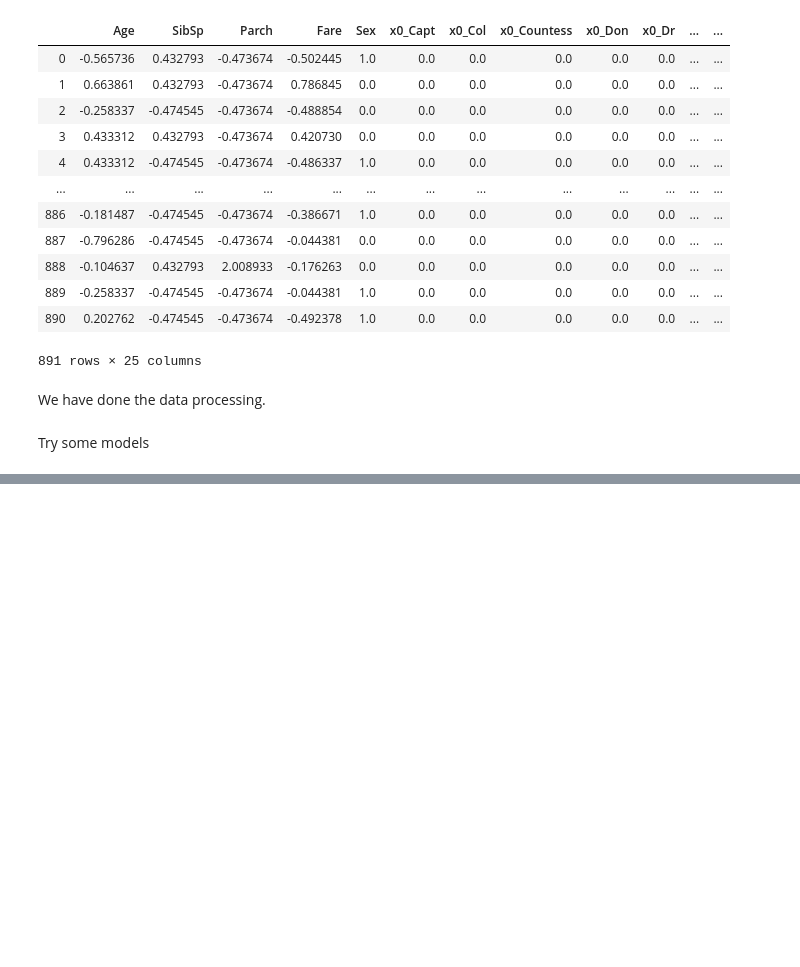
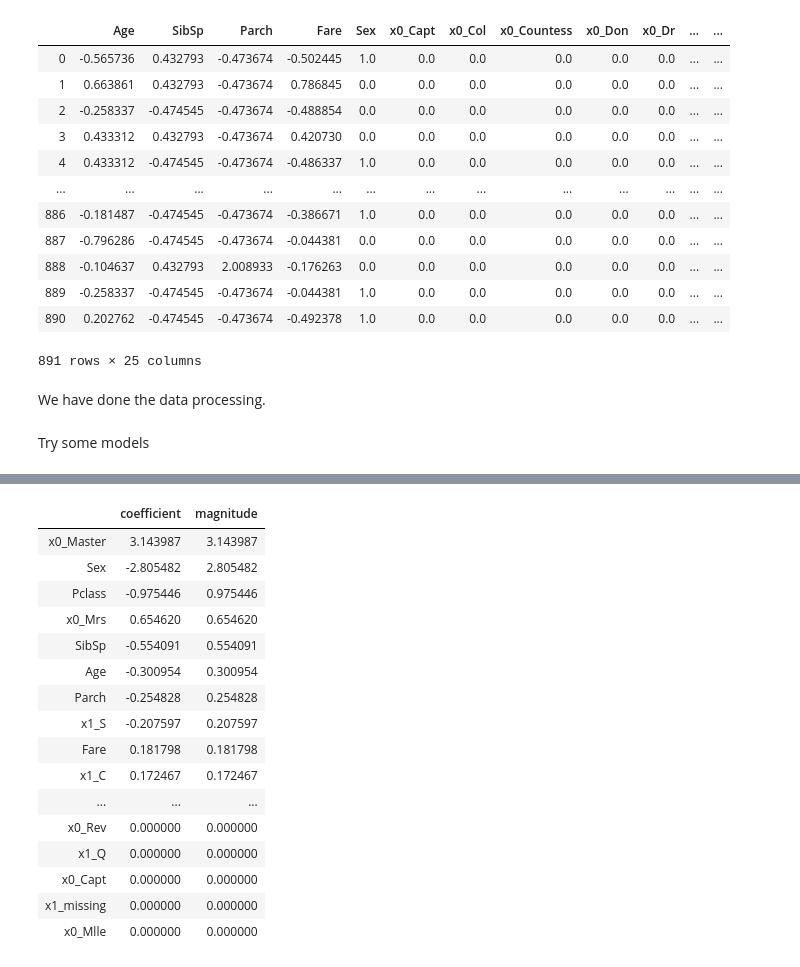
Before and after one commit to hongkailiu123/Titanic-survival-prediction-model, a Jupyter notebook: titanic-notebook.ipynb, the cells around one changed output, grey strips where cells are left out. Cells and saved outputs as stored; diff of their text form; code cells hidden in the pictures; blank space fills up the shorter version.

```diff
--- a/titanic-notebook.ipynb
+++ b/titanic-notebook.ipynb
@@ -424,0 +516,34 @@ pd.DataFrame(results).T
+# %%
+pipe_lr_optimized = make_pipeline(preprocessor, LogisticRegression(solver = "liblinear", penalty = "l1",
+                                                                   C = 1, random_state = 123))
+pipe_lr_optimized.fit(X_train, y_train);
+
+data = {
+    "coefficient": pipe_lr_optimized.named_steps["logisticregression"].coef_.flatten().tolist(),
+    "magnitude": np.absolute(
+        pipe_lr_optimized.named_steps["logisticregression"].coef_.flatten().tolist()
+    ),
+}
+coef_df = pd.DataFrame(data, index=new_column_names).sort_values(
+    "magnitude", ascending=False
+)
+# %%
+coef_df
+# %% [output]
+|  | coefficient | magnitude |
+| x0_Master | 3.143987 | 3.143987 |
+| Sex | -2.805482 | 2.805482 |
+| Pclass | -0.975446 | 0.975446 |
+| x0_Mrs | 0.654620 | 0.654620 |
+| SibSp | -0.554091 | 0.554091 |
+| Age | -0.300954 | 0.300954 |
+| Parch | -0.254828 | 0.254828 |
+| x1_S | -0.207597 | 0.207597 |
+| Fare | 0.181798 | 0.181798 |
+| x1_C | 0.172467 | 0.172467 |
+| ... | ... | ... |
+| x0_Rev | 0.000000 | 0.000000 |
+| x1_Q | 0.000000 | 0.000000 |
+| x0_Capt | 0.000000 | 0.000000 |
+| x1_missing | 0.000000 | 0.000000 |
+| x0_Mlle | 0.000000 | 0.000000 |
```
Also changed, not shown: parts of 22 cells of this notebook.
